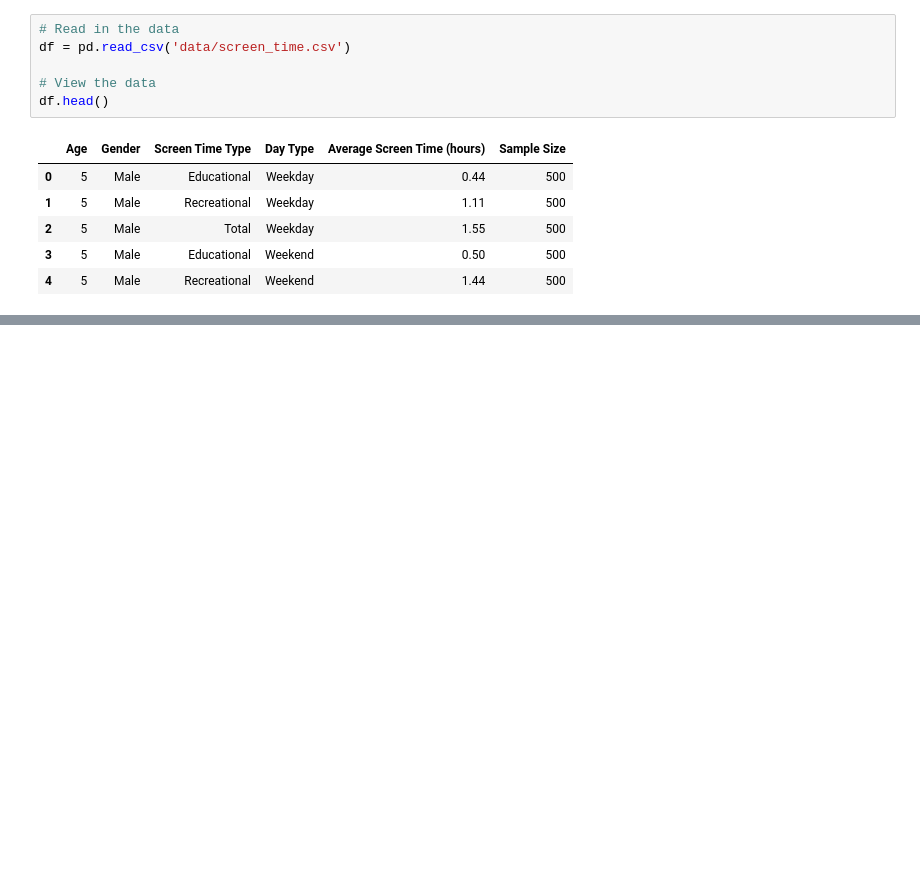
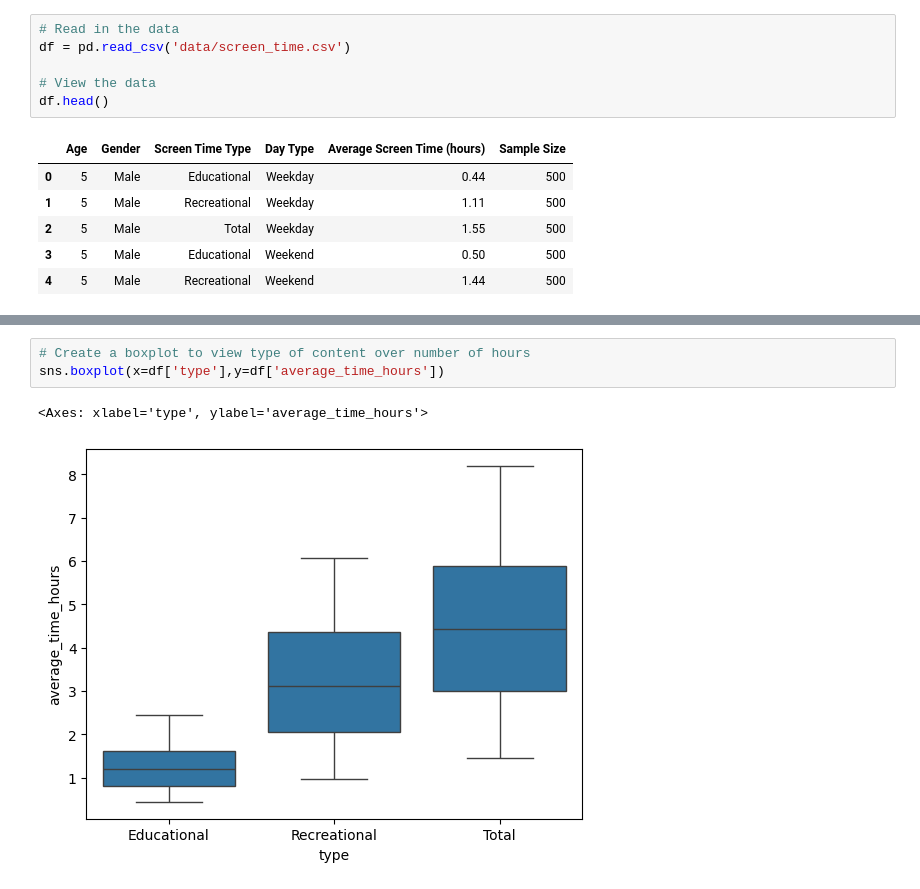
Before and after one commit to MealTeamTrix/Screen-Time, a Jupyter notebook: Untitled.ipynb, the cells around one changed output, grey strips where cells are left out. Cells and saved outputs as stored; diff of their text form; blank space fills up the shorter version.

```diff
--- a/Untitled.ipynb
+++ b/Untitled.ipynb
@@ -23,0 +100,6 @@ df.head()
+# %%
+# Create a boxplot to view type of content over number of hours
+sns.boxplot(x=df['type'],y=df['average_time_hours'])
+# %% [output]
+<Axes: xlabel='type', ylabel='average_time_hours'>
+[figure, added]
```
Also changed, not shown: parts of 8 cells of this notebook.
